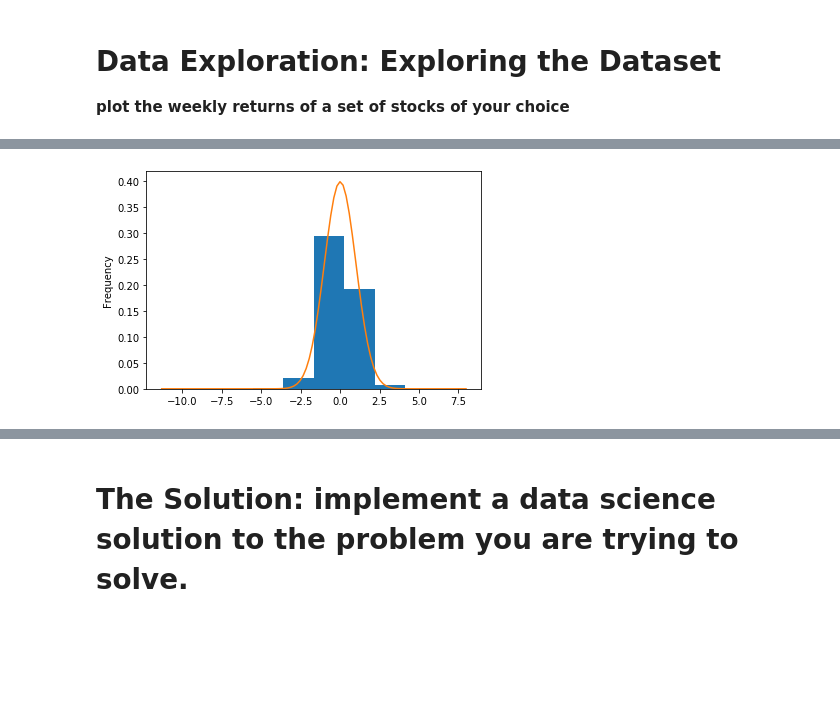
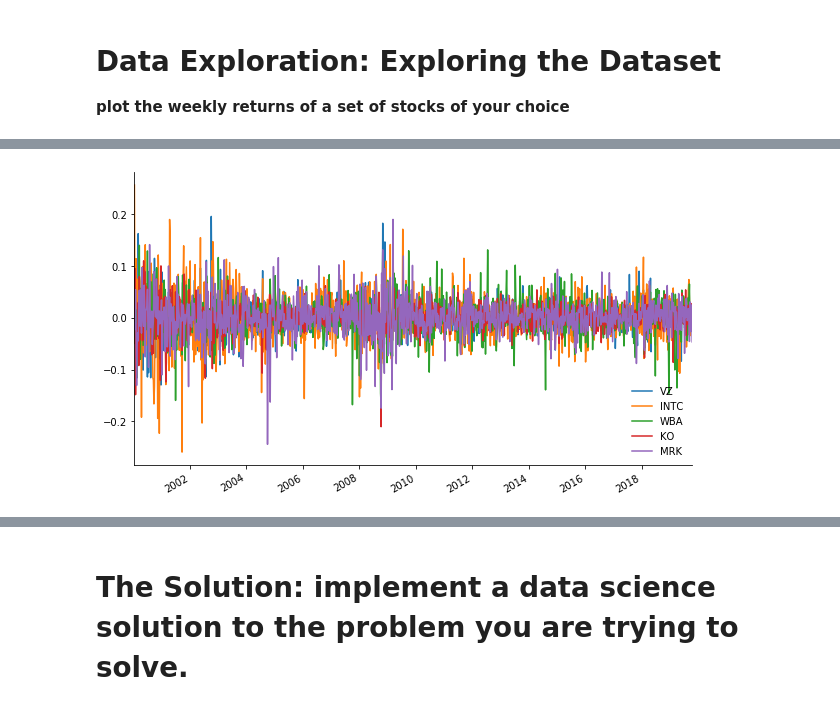
Before and after one commit to alexander-moore/DS501_Case2, a Jupyter notebook: case2_MAIN.ipynb, the cells around one changed output, grey strips where cells are left out. Cells and saved outputs as stored; diff of their text form; code cells hidden in the pictures; blank space fills up the shorter version.

```diff
--- a/case2_MAIN.ipynb
+++ b/case2_MAIN.ipynb
@@ -178,14 +92,0 @@ plt.savefig('testing.png')
-# %%
-#plot return distribution vs gaussian
-combined = []
-norm_hist = percent.reset_index().drop('Date', axis=1)
-for c in range(len(norm_hist.columns)) :
-    combined.append(norm_hist.iloc[:,c])
-norm_hist = pd.concat(combined, ignore_index=True)
-norm_hist = (norm_hist - norm_hist.mean()) / norm_hist.std()
-norm_hist.plot(kind='hist', density=True)
-x = np.linspace(min(norm_hist), max(norm_hist), 100)
-plt.plot(x, norm.pdf(x, 0, 1))
-plt.savefig('returndist.png')
-# %% [output]
-[figure, removed]
@@ -196,0 +93,23 @@ percent.head()
+# %%
+# plotting weekly returns of a set of stocks of our choice
+#pulls in DOW30 stock prices back to 2000 from CSV, drops columns with incomplete price history, for s stock subset
+WKLY_data = pd.read_csv('data_weekly.csv')
+WKLY_data.drop(['V', 'DOW'], axis=1, inplace=True)
+WKLY_data.Date = pd.to_datetime(WKLY_data.Date)
+WKLY_data.set_index('Date', inplace=True)
+
+WKLY_stock_list = WKLY_data.columns.tolist()
+if s >= len(WKLY_stock_list) : s = len(WKLY_stock_list)
+WKLY_stock_selection = np.random.choice(WKLY_stock_list, s, replace=False).tolist()
+WKLY_subset = WKLY_data[WKLY_stock_selection]
+
+WKLY_percent = WKLY_subset / WKLY_subset.shift(1) - 1
+WKLY_percent = WKLY_percent.iloc[1:]
+WKLY_percent.plot(figsize=(10,6))
+plt.legend(loc = 'lower right', frameon=False)
+plt.gca().spines['right'].set_visible(False)
+plt.gca().spines['top'].set_visible(False)
+plt.axes().xaxis.label.set_visible(False)
+plt.savefig('WKLY_RET.png')
+# %% [output]
+[figure, added]
```
Also changed, not shown: parts of 22 cells of this notebook, 12 other files.
